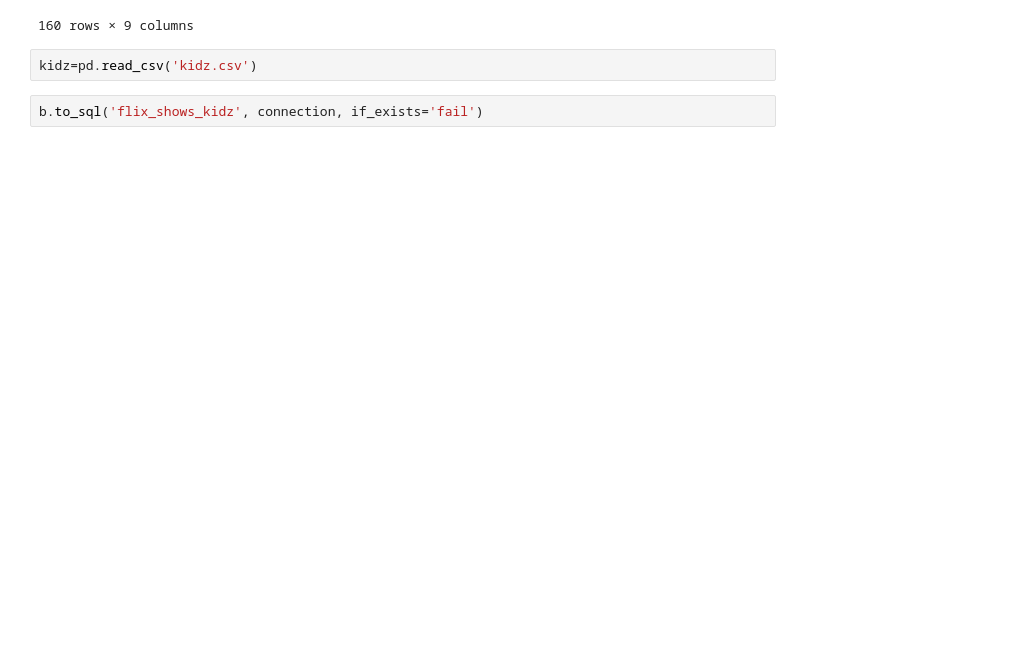
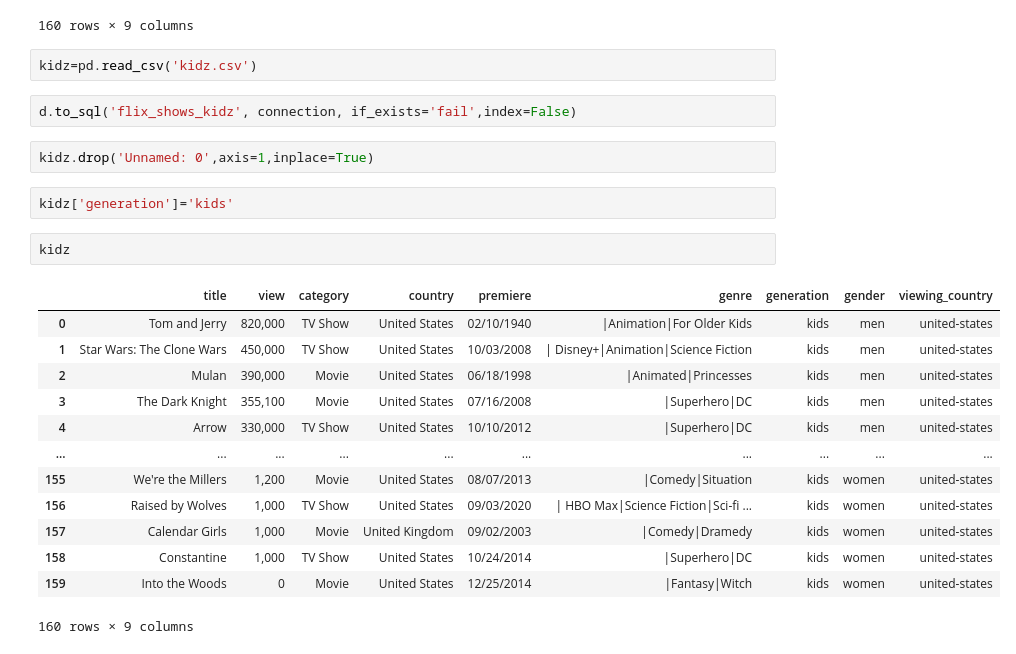
Before and after one commit to julia-claira/Show_Dashboard, a Jupyter notebook: jupyter/add_kids_cat.ipynb, the cells around one changed output. Cells and saved outputs as stored; diff of their text form; blank space fills up the shorter version.

```diff
--- a/jupyter/add_kids_cat.ipynb
+++ b/jupyter/add_kids_cat.ipynb
@@ -125,4 +125,24 @@ kidz
 # %%
 kidz=pd.read_csv('kidz.csv')
 # %%
-b.to_sql('flix_shows_kidz', connection, if_exists='fail')
+d.to_sql('flix_shows_kidz', connection, if_exists='fail',index=False)
+# %%
+kidz.drop('Unnamed: 0',axis=1,inplace=True)
+# %%
+kidz['generation']='kids'
+# %%
+kidz
+# %% [output]
+|  | title | view | category | country | premiere | genre | generation | gender | viewing_country |
+| 0 | Tom and Jerry | 820,000 | TV Show | United States | 02/10/1940 | |Animation|For Older Kids | kids | men | united-states |
+| 1 | Star Wars: The Clone Wars | 450,000 | TV Show | United States | 10/03/2008 | | Disney+|Animation|Science Fiction | kids | men | united-states |
+| 2 | Mulan | 390,000 | Movie | United States | 06/18/1998 | |Animated|Princesses | kids | men | united-states |
+| 3 | The Dark Knight | 355,100 | Movie | United States | 07/16/2008 | |Superhero|DC | kids | men | united-states |
+| 4 | Arrow | 330,000 | TV Show | United States | 10/10/2012 | |Superhero|DC | kids | men | united-states |
+| ... | ... | ... | ... | ... | ... | ... | ... | ... | ... |
+| 155 | We're the Millers | 1,200 | Movie | United States | 08/07/2013 | |Comedy|Situation | kids | women | united-states |
+| 156 | Raised by Wolves | 1,000 | TV Show | United States | 09/03/2020 | | HBO Max|Science Fiction|Sci-fi ... | kids | women | united-states |
+| 157 | Calendar Girls | 1,000 | Movie | United Kingdom | 09/02/2003 | |Comedy|Dramedy | kids | women | united-states |
+| 158 | Constantine | 1,000 | TV Show | United States | 10/24/2014 | |Superhero|DC | kids | women | united-states |
+| 159 | Into the Woods | 0 | Movie | United States | 12/25/2014 | |Fantasy|Witch | kids | women | united-states |
+160 rows × 9 columns
```
Also changed, not shown: parts of 14 cells of this notebook, 10 other files.
